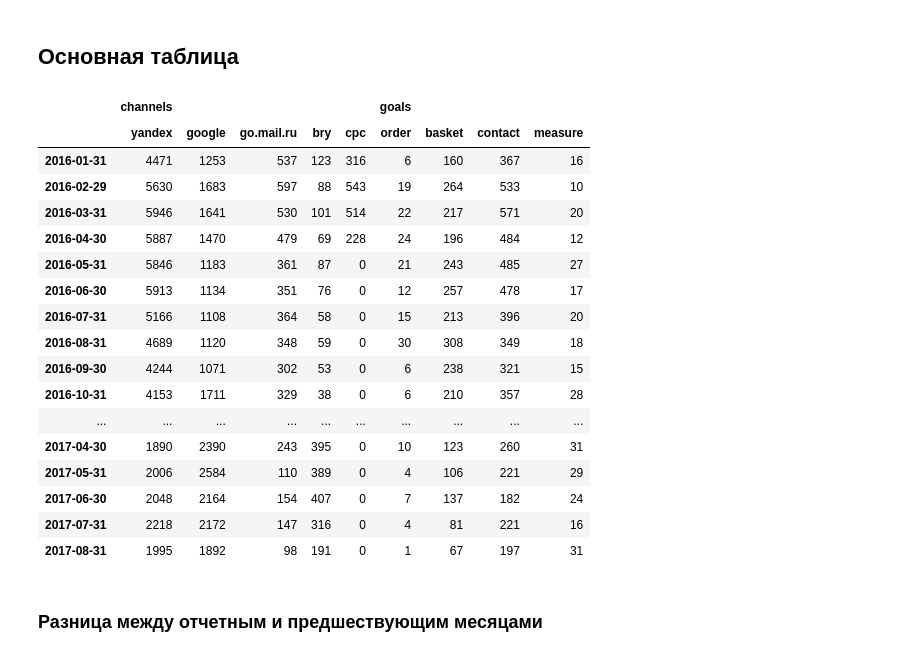
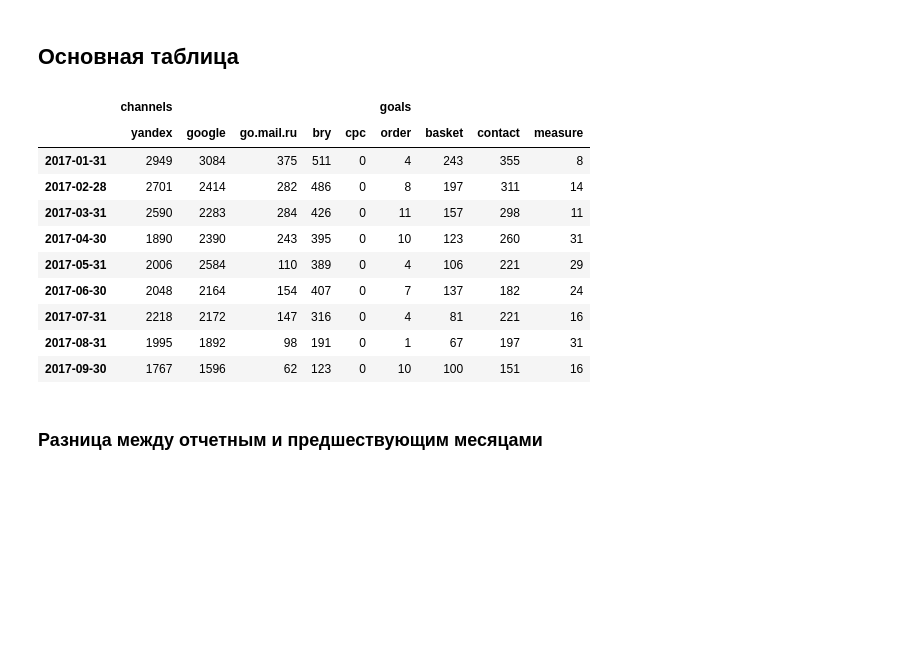
Before and after one commit to robosnob/took-took.ru, a Jupyter notebook: Reports/Took-Took.ru.ipynb, the cells around one changed output. Cells and saved outputs as stored; diff of their text form; code cells hidden in the pictures; blank space fills up the shorter version.

```diff
--- a/Reports/Took-Took.ru.ipynb
+++ b/Reports/Took-Took.ru.ipynb
@@ -27,27 +27,20 @@ prev_month, next_month = curr_month - offset, curr_month + offset
 # %% [markdown]
 <h2>Основная таблица</h2>
-# %%
-rep_2016_17 = report['2016':] # данные с 2016 по н.в.
-rep_2016_17
-# %% [output]
-|  | channels |  |  |  |  | goals |  |  |  |
-|  | yandex | google | go.mail.ru | bry | cpc | order | basket | contact | measure |
-| 2016-01-31 | 4471 | 1253 | 537 | 123 | 316 | 6 | 160 | 367 | 16 |
-| 2016-02-29 | 5630 | 1683 | 597 | 88 | 543 | 19 | 264 | 533 | 10 |
-| 2016-03-31 | 5946 | 1641 | 530 | 101 | 514 | 22 | 217 | 571 | 20 |
-| 2016-04-30 | 5887 | 1470 | 479 | 69 | 228 | 24 | 196 | 484 | 12 |
-| 2016-05-31 | 5846 | 1183 | 361 | 87 | 0 | 21 | 243 | 485 | 27 |
-| 2016-06-30 | 5913 | 1134 | 351 | 76 | 0 | 12 | 257 | 478 | 17 |
-| 2016-07-31 | 5166 | 1108 | 364 | 58 | 0 | 15 | 213 | 396 | 20 |
-| 2016-08-31 | 4689 | 1120 | 348 | 59 | 0 | 30 | 308 | 349 | 18 |
-| 2016-09-30 | 4244 | 1071 | 302 | 53 | 0 | 6 | 238 | 321 | 15 |
-| 2016-10-31 | 4153 | 1711 | 329 | 38 | 0 | 6 | 210 | 357 | 28 |
-| ... | ... | ... | ... | ... | ... | ... | ... | ... | ... |
-| 2017-04-30 | 1890 | 2390 | 243 | 395 | 0 | 10 | 123 | 260 | 31 |
-| 2017-05-31 | 2006 | 2584 | 110 | 389 | 0 | 4 | 106 | 221 | 29 |
-| 2017-06-30 | 2048 | 2164 | 154 | 407 | 0 | 7 | 137 | 182 | 24 |
-| 2017-07-31 | 2218 | 2172 | 147 | 316 | 0 | 4 | 81 | 221 | 16 |
-| 2017-08-31 | 1995 | 1892 | 98 | 191 | 0 | 1 | 67 | 197 | 31 |
+# %%
+rep_2017 = report['2017':] # данные за 2017 год
+rep_2017
+# %% [output]
+|  | channels |  |  |  |  | goals |  |  |  |
+|  | yandex | google | go.mail.ru | bry | cpc | order | basket | contact | measure |
+| 2017-01-31 | 2949 | 3084 | 375 | 511 | 0 | 4 | 243 | 355 | 8 |
+| 2017-02-28 | 2701 | 2414 | 282 | 486 | 0 | 8 | 197 | 311 | 14 |
+| 2017-03-31 | 2590 | 2283 | 284 | 426 | 0 | 11 | 157 | 298 | 11 |
+| 2017-04-30 | 1890 | 2390 | 243 | 395 | 0 | 10 | 123 | 260 | 31 |
+| 2017-05-31 | 2006 | 2584 | 110 | 389 | 0 | 4 | 106 | 221 | 29 |
+| 2017-06-30 | 2048 | 2164 | 154 | 407 | 0 | 7 | 137 | 182 | 24 |
+| 2017-07-31 | 2218 | 2172 | 147 | 316 | 0 | 4 | 81 | 221 | 16 |
+| 2017-08-31 | 1995 | 1892 | 98 | 191 | 0 | 1 | 67 | 197 | 31 |
+| 2017-09-30 | 1767 | 1596 | 62 | 123 | 0 | 10 | 100 | 151 | 16 |
 # %% [markdown]
 <h3>Разница между отчетным и предшествующим месяцами</h3>
 # %%
```
Also changed, not shown: parts of 7 cells of this notebook.
